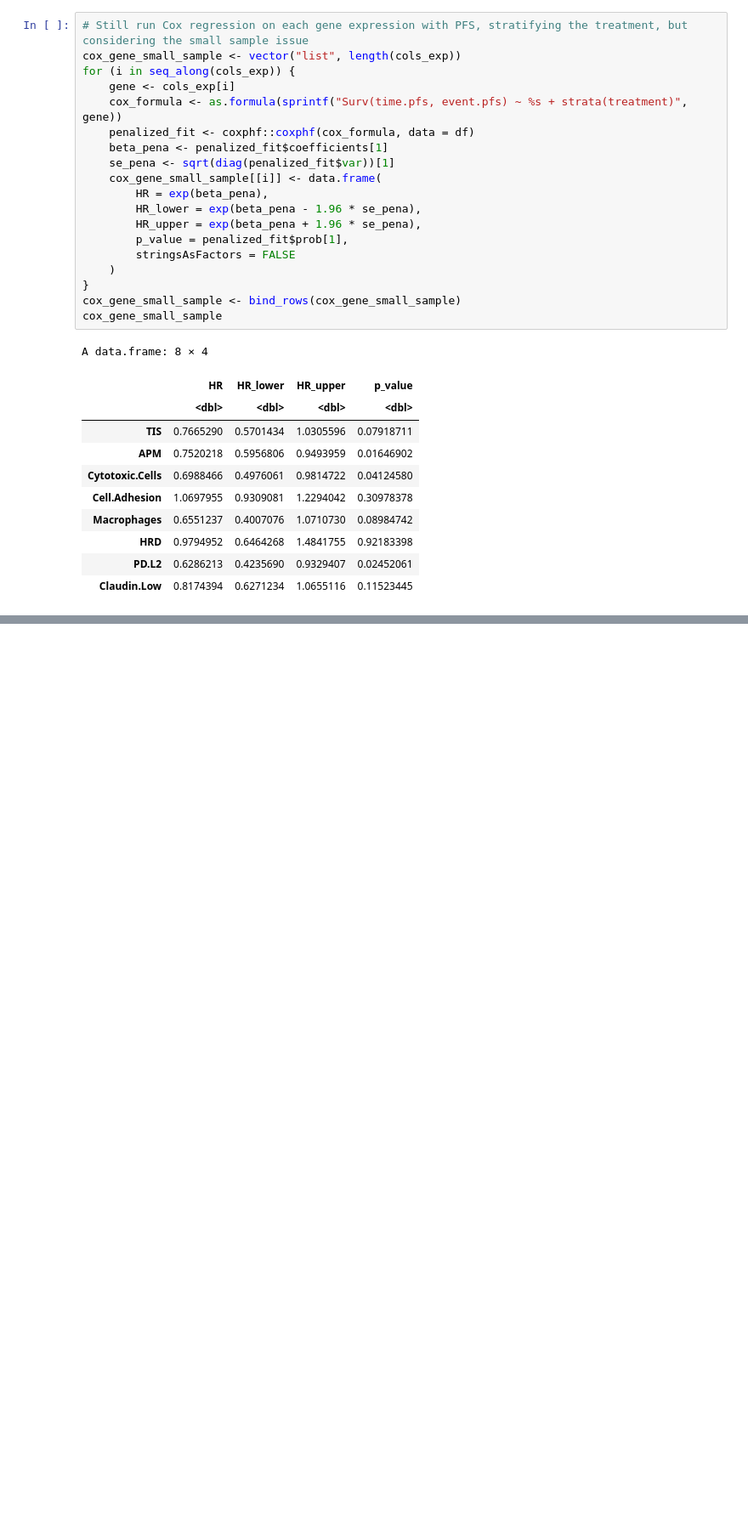
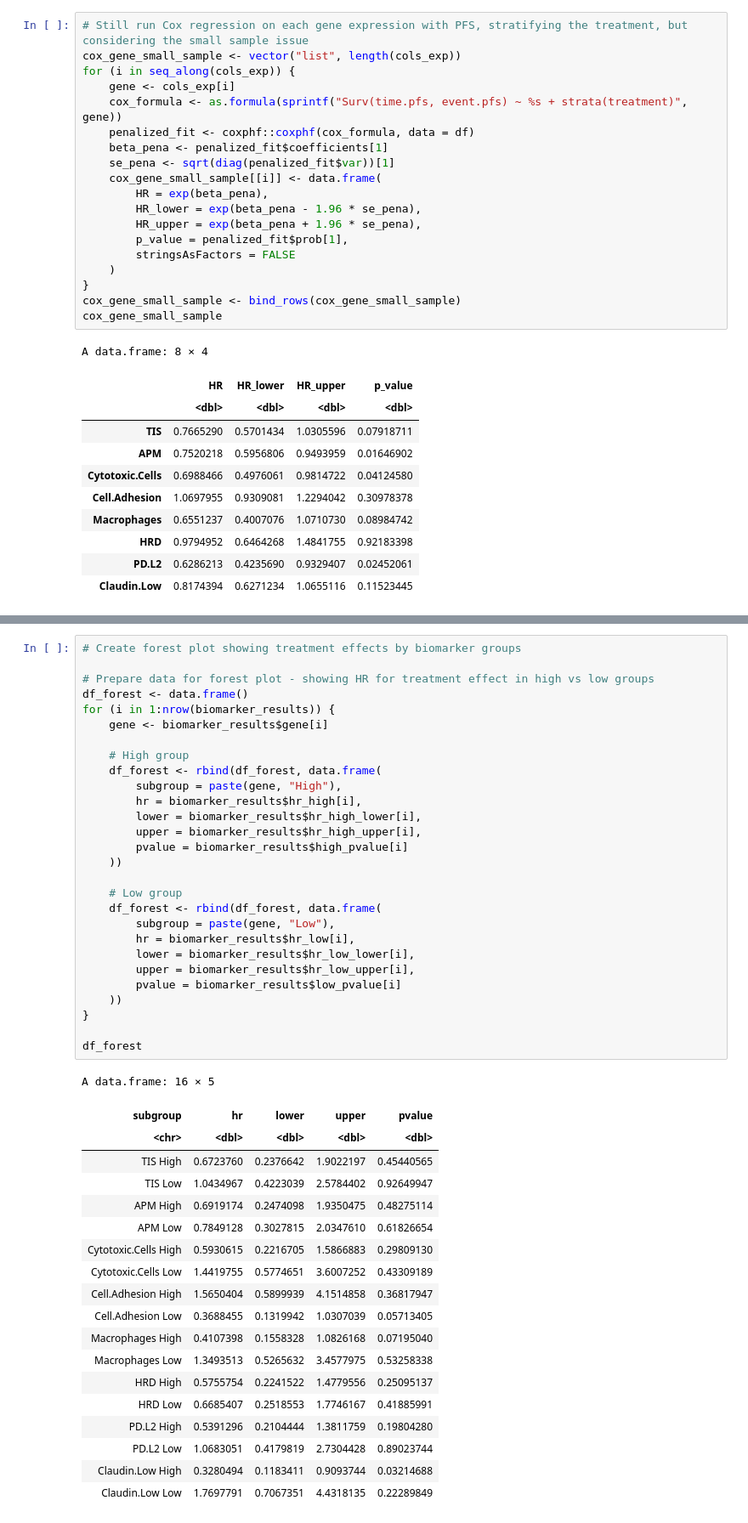
Before and after one commit to zhxiaokang/ALICE, a Jupyter notebook: analysis.ipynb, the cells around one changed output, grey strips where cells are left out. Shown: that part at 85% size. Drawn from its saved outputs; the diff is of its cells as text; blank space fills up the shorter version.

Commit message:
nb for biomarker dichotomisation

```diff
--- a/analysis.ipynb
+++ b/analysis.ipynb
@@ -182,0 +306,48 @@ A data.frame: 8 × 4
+# %%
+# Create forest plot showing treatment effects by biomarker groups
+
+# Prepare data for forest plot - showing HR for treatment effect in high vs low groups
+df_forest <- data.frame()
+for (i in 1:nrow(biomarker_results)) {
+    gene <- biomarker_results$gene[i]
+
+    # High group
+    df_forest <- rbind(df_forest, data.frame(
+        subgroup = paste(gene, "High"),
+        hr = biomarker_results$hr_high[i],
+        lower = biomarker_results$hr_high_lower[i],
+        upper = biomarker_results$hr_high_upper[i],
+        pvalue = biomarker_results$high_pvalue[i]
+    ))
+
+    # Low group
+    df_forest <- rbind(df_forest, data.frame(
+        subgroup = paste(gene, "Low"),
+        hr = biomarker_results$hr_low[i],
+        lower = biomarker_results$hr_low_lower[i],
+        upper = biomarker_results$hr_low_upper[i],
+        pvalue = biomarker_results$low_pvalue[i]
+    ))
+}
+
+df_forest
+# %% [output]
+A data.frame: 16 × 5
+| subgroup | hr | lower | upper | pvalue |
+| <chr> | <dbl> | <dbl> | <dbl> | <dbl> |
+| TIS High | 0.6723760 | 0.2376642 | 1.9022197 | 0.45440565 |
+| TIS Low | 1.0434967 | 0.4223039 | 2.5784402 | 0.92649947 |
+| APM High | 0.6919174 | 0.2474098 | 1.9350475 | 0.48275114 |
+| APM Low | 0.7849128 | 0.3027815 | 2.0347610 | 0.61826654 |
+| Cytotoxic.Cells High | 0.5930615 | 0.2216705 | 1.5866883 | 0.29809130 |
+| Cytotoxic.Cells Low | 1.4419755 | 0.5774651 | 3.6007252 | 0.43309189 |
+| Cell.Adhesion High | 1.5650404 | 0.5899939 | 4.1514858 | 0.36817947 |
+| Cell.Adhesion Low | 0.3688455 | 0.1319942 | 1.0307039 | 0.05713405 |
+| Macrophages High | 0.4107398 | 0.1558328 | 1.0826168 | 0.07195040 |
+| Macrophages Low | 1.3493513 | 0.5265632 | 3.4577975 | 0.53258338 |
+| HRD High | 0.5755754 | 0.2241522 | 1.4779556 | 0.25095137 |
+| HRD Low | 0.6685407 | 0.2518553 | 1.7746167 | 0.41885991 |
+| PD.L2 High | 0.5391296 | 0.2104444 | 1.3811759 | 0.19804280 |
+| PD.L2 Low | 1.0683051 | 0.4179819 | 2.7304428 | 0.89023744 |
+| Claudin.Low High | 0.3280494 | 0.1183411 | 0.9093744 | 0.03214688 |
+| Claudin.Low Low | 1.7697791 | 0.7067351 | 4.4318135 | 0.22289849 |
```
Also changed, not shown: parts of 8 cells of this notebook.
